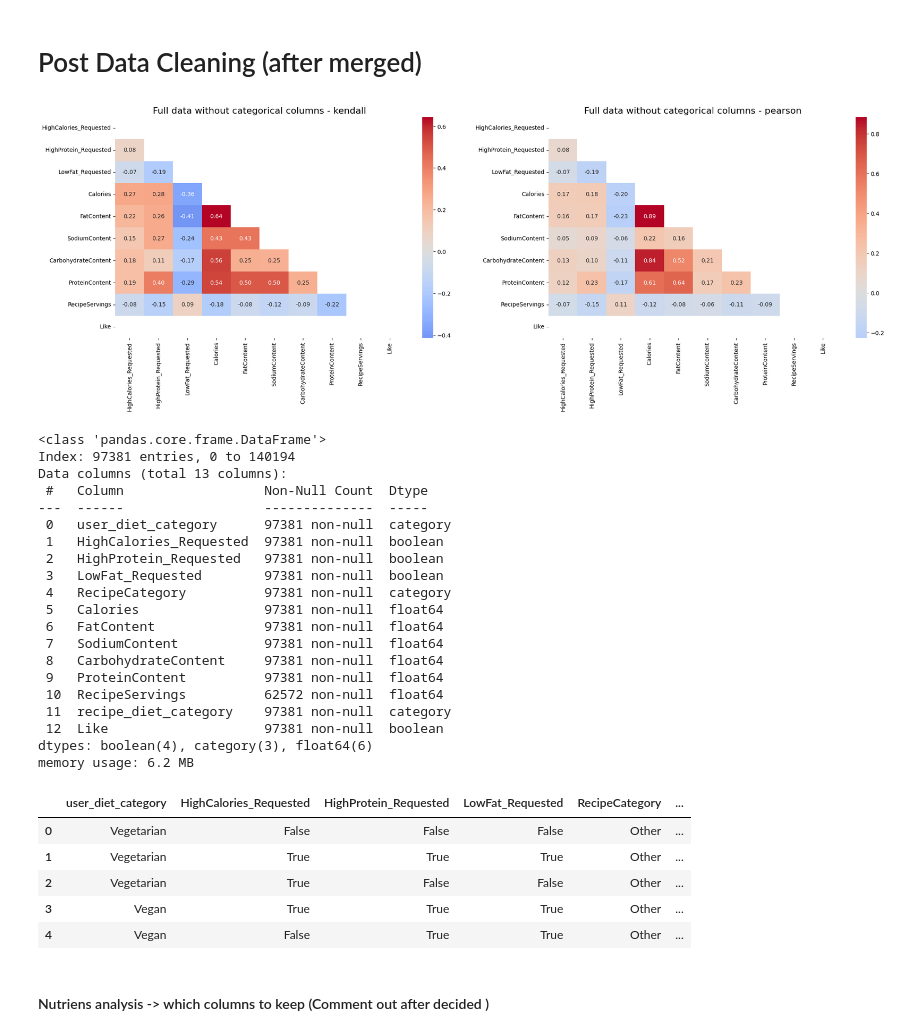
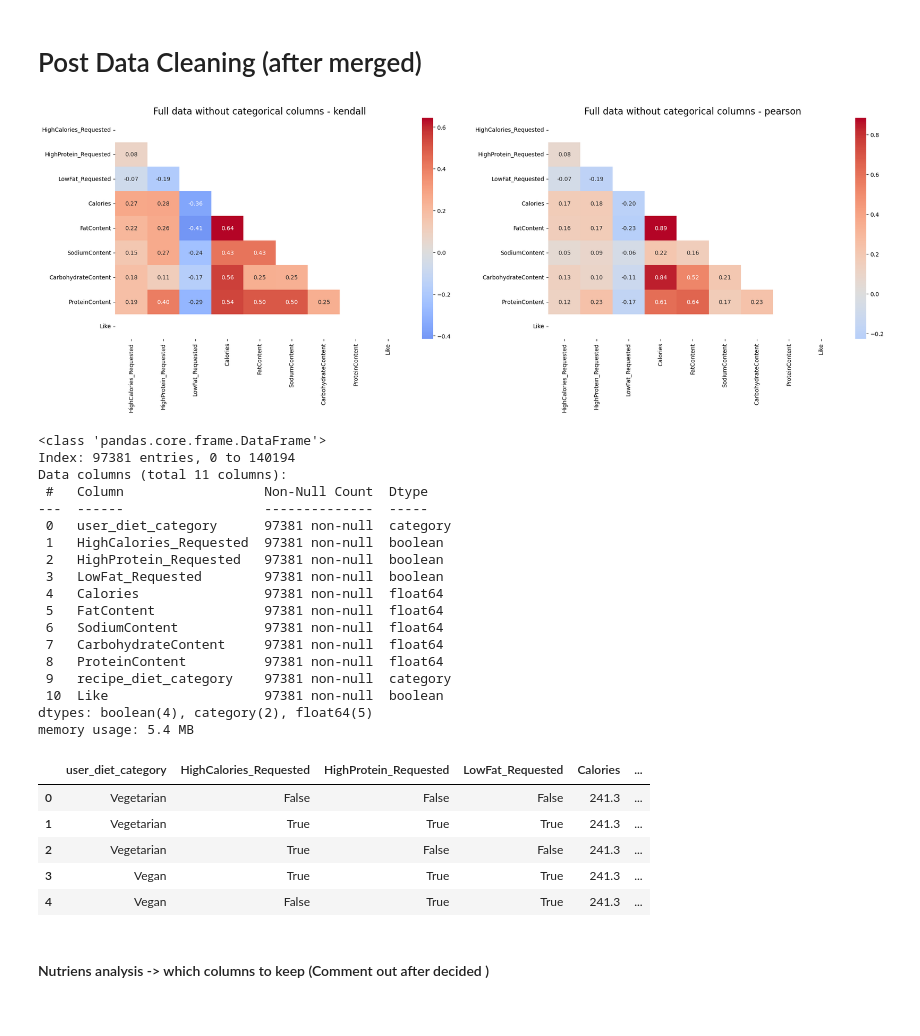
Before and after one commit to MasterWJK/Recepy_Cup_23-24, a Jupyter notebook: training/main_copy_bach_ngoc.ipynb, the cells around one changed output. Drawn from its saved outputs; the diff is of its cells as text; code cells hidden in the pictures.

```diff
--- a/training/main_copy_bach_ngoc.ipynb
+++ b/training/main_copy_bach_ngoc.ipynb
@@ -329,10 +329,17 @@ def plot_corr(df, title, is_like=True):
 # TODO: add Hangyu Time analysis -> TotalTime_Requested and TotalTime_Recipe are kinda the same with +- 1 minute difference
 # and also does not have correlation with other attributes
 # -> Drop
-merged_df = merged_df.drop(columns=['TotalTime_Requested', 'TotalTime_Recipe'])
+
+#Drop RecipeCategory
+
+merged_df = merged_df.drop(columns=['TotalTime_Requested', 'TotalTime_Recipe', 'RecipeCategory', 'RecipeServings'])
 
 # Drop SaturatedFatContent, CholesterolContent, FiberContent, SugarContent, LowSugar_Requested, HighFiber_Requested
 merged_df = merged_df.drop(columns=['SaturatedFatContent', 'CholesterolContent', 'FiberContent', 'SugarContent', 'LowSugar_Requested', 'HighFiber_Requested', 'Age'])
+
+#map diet category to 1,2,3
+#merged_df = merged_df["user_diet_category"].replace(['Omnivore', 'Vegetarian','Vegan'], [0, 1, 2], inplace=True)
+#merged_df = merged_df["recipe_diet_category"].replace(['Omnivore', 'Vegetarian','Vegan'], [0, 1, 2], inplace=True)
 # %%
 # add a new column merged_df['same_category]:
     # = 1 if recipe_category == Ominvore but user_diet_category == Vegetarian or Vegan
@@ -346,9 +353,9 @@ merged_df = merged_df.drop(columns=['SaturatedFatContent', 'CholesterolContent',
 #merged_df[['Like', 'same_category']].corr(method='kendall')
 # %%
 # plot corr for whole merged_df
-plot_corr(merged_df.drop(columns=['user_diet_category', 'RecipeCategory', 'recipe_diet_category']), title="Full data without categorical columns", is_like=True)
+plot_corr(merged_df.drop(columns=['user_diet_category', 'recipe_diet_category']), title="Full data without categorical columns", is_like=True)
 # %% [output]
-[figure, old version]
+[figure, new version]
 # %%
 # plot the test_dataframe  -> cheat
 #plot_corr(test_dataframe.drop(columns=['user_diet_category', 'RecipeCategory', 'recipe_diet_category']), "Test dataframe without categorical columns", is_like=False)
@@ -358,30 +365,28 @@ merged_df.head()
 # %% [output]
 <class 'pandas.core.frame.DataFrame'>
 Index: 97381 entries, 0 to 140194
-Data columns (total 13 columns):
+Data columns (total 11 columns):
  #   Column                  Non-Null Count  Dtype
 ---  ------                  --------------  -----
  0   user_diet_category      97381 non-null  category
  1   HighCalories_Requested  97381 non-null  boolean
  2   HighProtein_Requested   97381 non-null  boolean
  3   LowFat_Requested        97381 non-null  boolean
- 4   RecipeCategory          97381 non-null  category
- 5   Calories                97381 non-null  float64
- 6   FatContent              97381 non-null  float64
- 7   SodiumContent           97381 non-null  float64
- 8   CarbohydrateContent     97381 non-null  float64
- 9   ProteinContent          97381 non-null  float64
- 10  RecipeServings          62572 non-null  float64
- 11  recipe_diet_category    97381 non-null  category
- 12  Like                    97381 non-null  boolean
-dtypes: boolean(4), category(3), float64(6)
-memory usage: 6.2 MB
+ 4   Calories                97381 non-null  float64
+ 5   FatContent              97381 non-null  float64
+ 6   SodiumContent           97381 non-null  float64
+ 7   CarbohydrateContent     97381 non-null  float64
+ 8   ProteinContent          97381 non-null  float64
+ 9   recipe_diet_category    97381 non-null  category
+ 10  Like                    97381 non-null  boolean
+dtypes: boolean(4), category(2), float64(5)
+memory usage: 5.4 MB
-|  | user_diet_category | HighCalories_Requested | HighProtein_Requested | LowFat_Requested | RecipeCategory | ... |
-| 0 | Vegetarian | False | False | False | Other | ... |
-| 1 | Vegetarian | True | True | True | Other | ... |
-| 2 | Vegetarian | True | False | False | Other | ... |
-| 3 | Vegan | True | True | True | Other | ... |
-| 4 | Vegan | False | True | True | Other | ... |
+|  | user_diet_category | HighCalories_Requested | HighProtein_Requested | LowFat_Requested | Calories | ... |
+| 0 | Vegetarian | False | False | False | 241.3 | ... |
+| 1 | Vegetarian | True | True | True | 241.3 | ... |
+| 2 | Vegetarian | True | False | False | 241.3 | ... |
+| 3 | Vegan | True | True | True | 241.3 | ... |
+| 4 | Vegan | False | True | True | 241.3 | ... |
 # %% [markdown]
 #### Nutriens analysis -> which columns to keep (Comment out after decided )
 # %%
```
Also changed, not shown: parts of 3 cells of this notebook.
